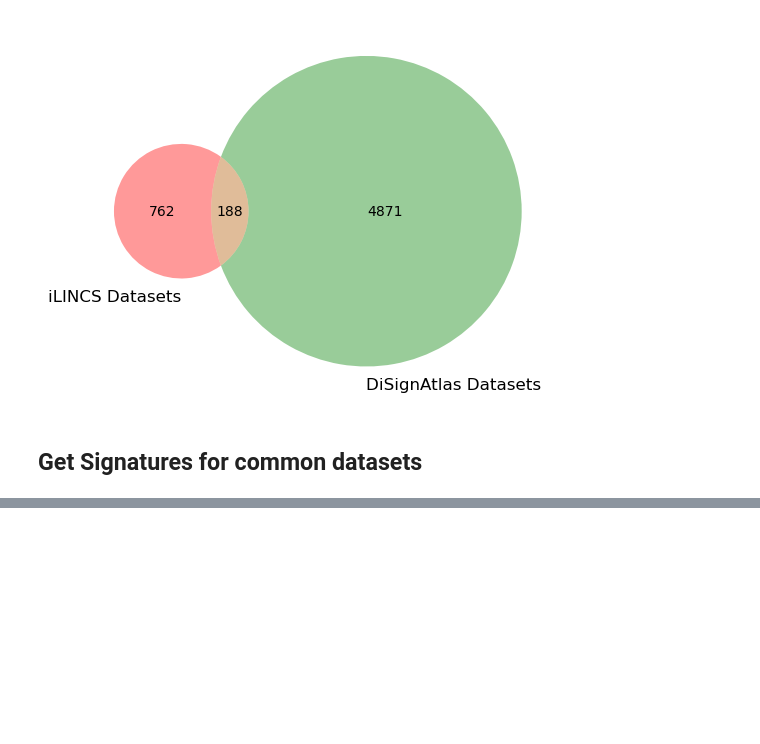
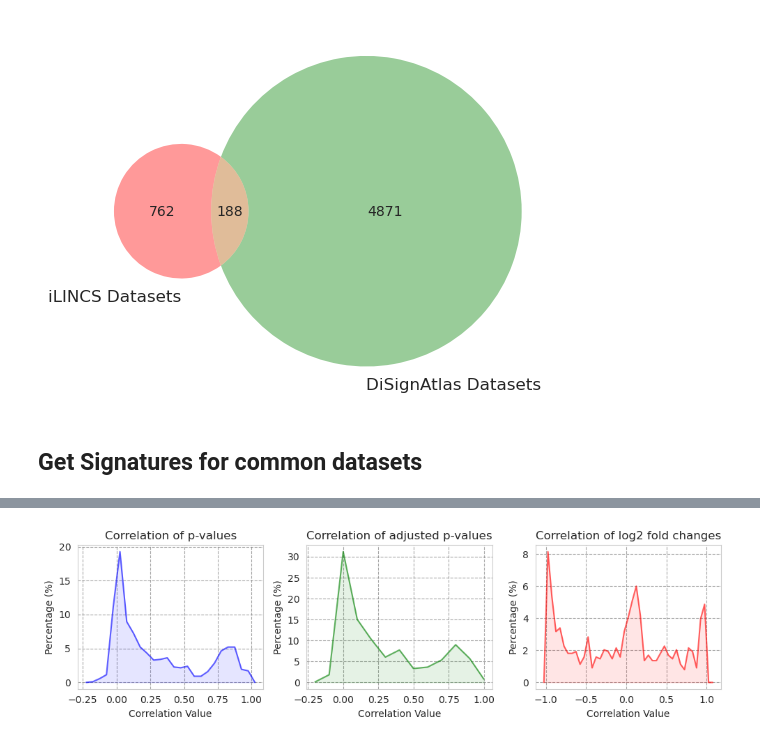
Before and after one commit to 00dylan00/Disease-Signatures, a Jupyter notebook: documentation/iLINCS_DiSignAtlas_overlap.ipynb, the cells around one changed output, grey strips where cells are left out. Drawn from its saved outputs; the diff is of its cells as text; code cells hidden in the pictures; blank space fills up the shorter version.

```diff
--- a/documentation/iLINCS_DiSignAtlas_overlap.ipynb
+++ b/documentation/iLINCS_DiSignAtlas_overlap.ipynb
@@ -29,6 +29,7 @@ iLINCS_filter = lambda s: (s["libraryid"] == "LIB_1")
 data_info_path = os.path.join(
     "..", "data", "DiSignAtlas", "Disease_information_Datasets.csv"
 )
+output_path = os.path.join("..", "results", "files", "DiSignAtlas")
 
 # functions
 
@@ -307,0 +478,60 @@ Index(['signatureID', 'PROBE', 'ID_geneid', 'Name_GeneSymbol',
+# %%
+import matplotlib.pyplot as plt
+import numpy as np
+
+# Define custom bin widths and ranges for each dataset
+bin_widths = [0.05, 0.1, 0.05]
+bin_ranges = [(-0.25, 1.05), (-0.25, 1.05), (-1.05, 1.05)]
+
+# Dataset 1: Correlation of p-values
+bins = np.arange(bin_ranges[0][0], bin_ranges[0][1] + bin_widths[0], bin_widths[0])
+counts, _ = np.histogram(des_correlations_processed, bins=bins)
+percent_counts = counts * 100 / counts.sum()
+bin_centers = 0.5 * (bins[:-1] + bins[1:])
+
+plt.figure(figsize=(10, 3))
+
+plt.subplot(1, 3, 1)
+plt.plot(bin_centers, percent_counts, color="blue", alpha=0.6)
+plt.fill_between(bin_centers, percent_counts, color="blue", alpha=0.1)
+plt.grid(color="grey", linestyle="--", alpha=0.7)
+plt.title("Correlation of p-values")
+plt.xlabel("Correlation Value")
+plt.ylabel("Percentage (%)")
+
+# Dataset 2: Correlation of adjusted p-values
+bins = np.arange(bin_ranges[1][0], bin_ranges[1][1] + bin_widths[1], bin_widths[1])
+counts, _ = np.histogram(adj_p_value_correlations_processed, bins=bins)
+percent_counts = counts * 100 / counts.sum()
+bin_centers = 0.5 * (bins[:-1] + bins[1:])
+
+plt.subplot(1, 3, 2)
+plt.plot(bin_centers, percent_counts, color="green", alpha=0.6)
+plt.fill_between(bin_centers, percent_counts, color="green", alpha=0.1)
+plt.grid(color="grey", linestyle="--", alpha=0.7)
+plt.title("Correlation of adjusted p-values")
+plt.xlabel("Correlation Value")
+plt.ylabel("Percentage (%)")
+
+# Dataset 3: Correlation of log2 fold changes
+bins = np.arange(bin_ranges[2][0], bin_ranges[2][1] + bin_widths[2], bin_widths[2])
+counts, _ = np.histogram(p_value_correlations_processed, bins=bins)
+percent_counts = counts * 100 / counts.sum()
+bin_centers = 0.5 * (bins[:-1] + bins[1:])
+
+plt.subplot(1, 3, 3)
+plt.plot(bin_centers, percent_counts, color="red", alpha=0.6)
+plt.fill_between(bin_centers, percent_counts, color="red", alpha=0.1)
+plt.grid(color="grey", linestyle="--", alpha=0.7)
+plt.title("Correlation of log2 fold changes")
+plt.xlabel("Correlation Value")
+plt.ylabel("Percentage (%)")
+
+plt.tight_layout()
+plt.savefig(
+    os.path.join(output_path, "correlation_iLINCS_DiSignAtlas.png"),
+    dpi=300,
+    bbox_inches="tight",
+)
+# %% [output]
+[figure, added]
```
Also changed, not shown: parts of 11 cells of this notebook, 4 other files.
